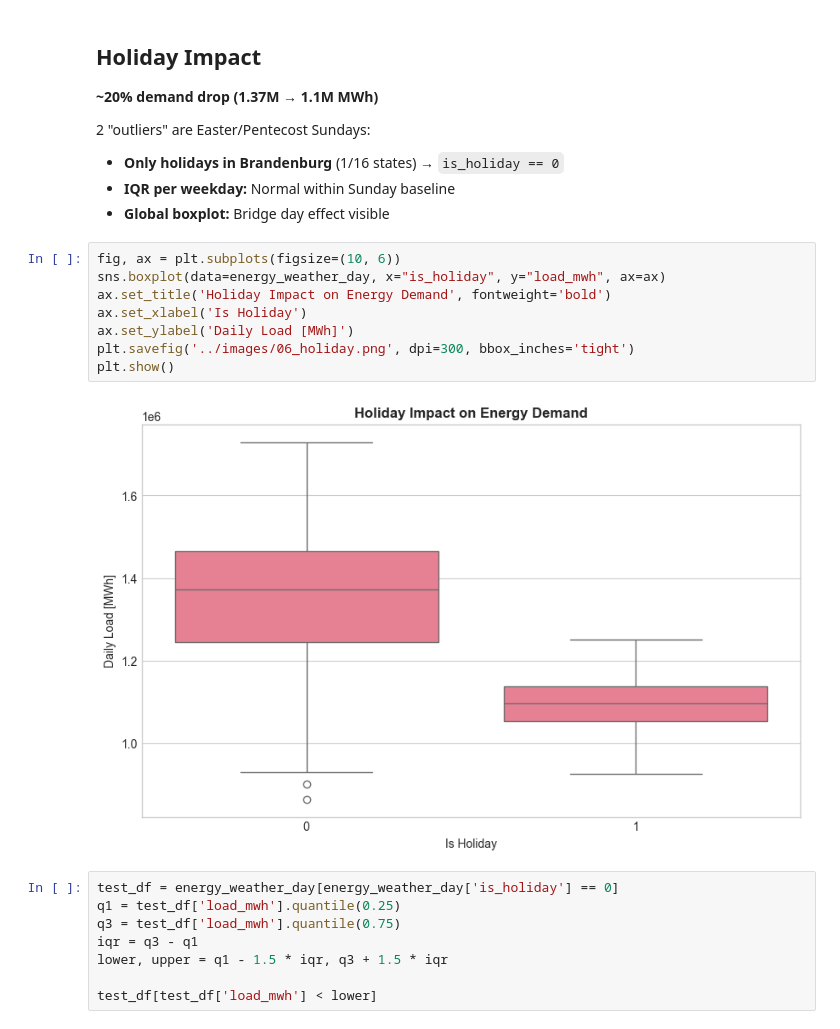
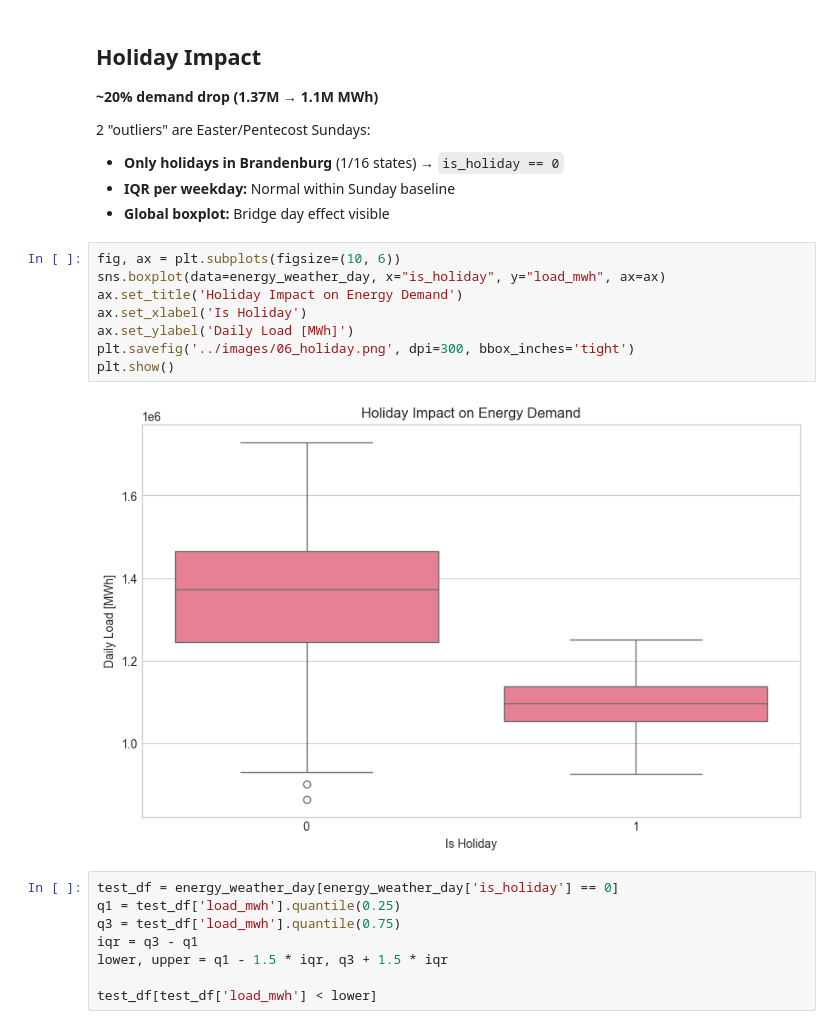
Before and after one commit to marakoe/energy-forecasting, a Jupyter notebook: notebooks/02_eda.ipynb, the cells around one changed output. Drawn from its saved outputs; the diff is of its cells as text.

```diff
--- a/notebooks/02_eda.ipynb
+++ b/notebooks/02_eda.ipynb
@@ -153,13 +155,13 @@ plt.show()
 # %%
 fig, ax = plt.subplots(figsize=(10, 6))
 sns.boxplot(data=energy_weather_day, x="is_holiday", y="load_mwh", ax=ax)
-ax.set_title('Holiday Impact on Energy Demand', fontweight='bold')
+ax.set_title('Holiday Impact on Energy Demand')
 ax.set_xlabel('Is Holiday')
 ax.set_ylabel('Daily Load [MWh]')
 plt.savefig('../images/06_holiday.png', dpi=300, bbox_inches='tight')
 plt.show()
 # %% [output]
-[figure, old version]
+[figure, new version]
 # %%
 test_df = energy_weather_day[energy_weather_day['is_holiday'] == 0]
 q1 = test_df['load_mwh'].quantile(0.25)
```
Also changed, not shown: parts of 4 cells of this notebook, 5 other files.
